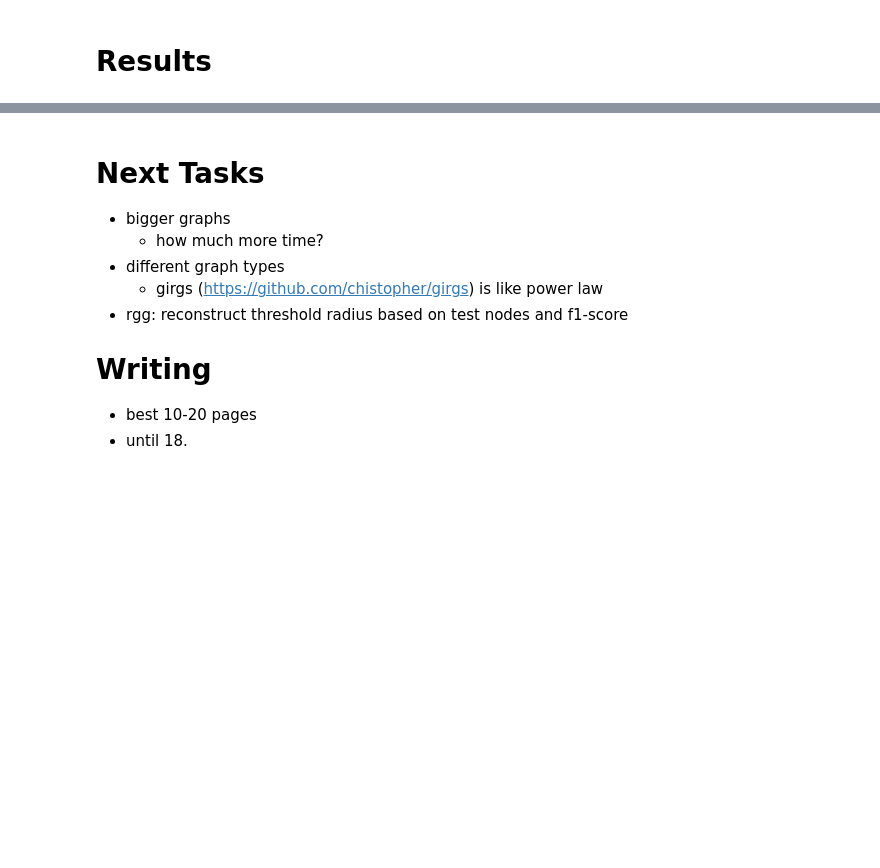
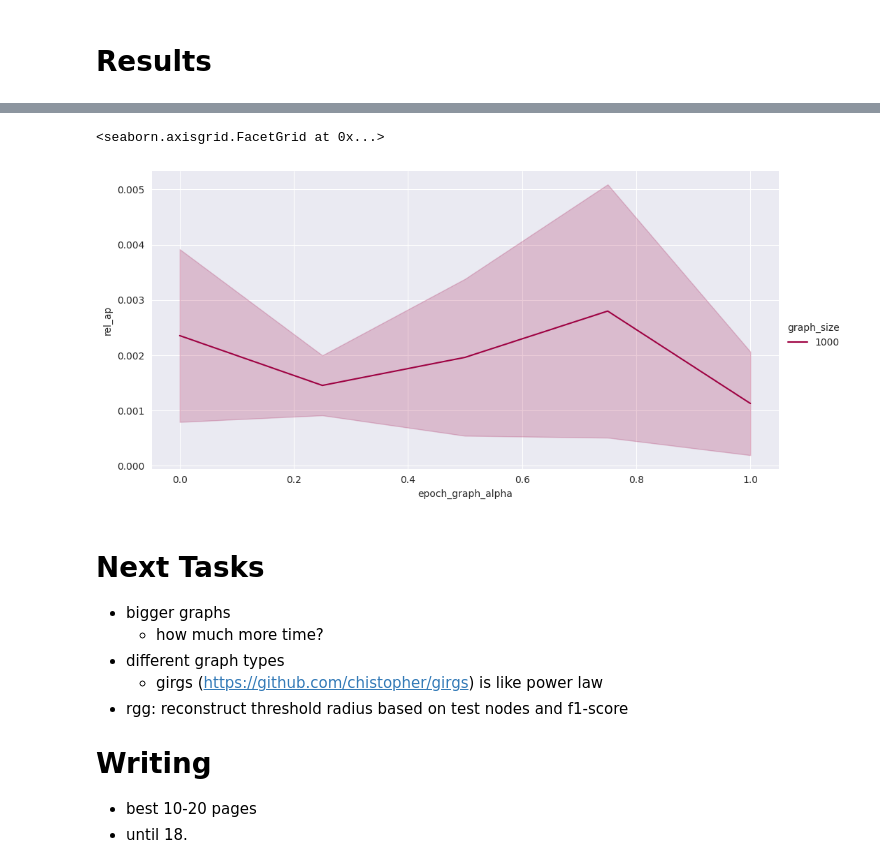
Before and after one commit to HydrofinLoewenherz/embedding-eval-framework, a Jupyter notebook: notebooks/main.ipynb, the cells around one changed output, grey strips where cells are left out. Cells and saved outputs as stored; diff of their text form; code cells hidden in the pictures; blank space fills up the shorter version.

```diff
--- a/notebooks/main.ipynb
+++ b/notebooks/main.ipynb
@@ -22,39 +38,39 @@ print(f"using {device} device")
 # %%
-from src.graph import random_geometric_graph, random_graph
-from dataclasses import asdict
-from src.args import gridsearch_args, Args
-from datetime import datetime
-import time
-import seaborn as sns
-import pandas as pd
-
-from src.evaluator import Evaluator
-
 experiment = dict(
     key=datetime.now().strftime("%d-%m--%H-%M"),
     reps=3,
+    skip_to=27,
     args=gridsearch_args(),
+    # args=[ Args(graph_type="girg") ],
 )
 df_result = pd.DataFrame({})
 
 run_len = len(experiment['args']) * experiment['reps']
 for i, args in enumerate(experiment["args"]):
     # override args for specific test
-    # args.graph_type = "random"
-    # args.early_stopping = False
-    # args.epochs = 150
+    args.graph_type = "girg"
 
+    # skip to beginning of specified repetition block
+    if i < int(experiment['skip_to'] / experiment['reps']):
+        print(f"skipping {i * experiment['reps']} to {(i + 1) * experiment['reps'] - 1}")
+        continue
+
+    # run with repetitions
     for rep in range(experiment["reps"]):
         run_index = i * experiment['reps'] + rep
         print(f"running evaluator {run_index}/{run_len}")
 
         if args.graph_type == "rgg":
-            graph = random_geometric_graph(
+            graph, dim = random_geometric_graph(
                 size=args.graph_size,
-                radius=args.rgg_radius
+                radius=args.rg_radius
             )
         elif args.graph_type == "random":
-            graph = random_graph(
+            graph, dim = random_graph(
+                size=args.graph_size
+            )
+        elif args.graph_type == "girg":
+            graph, dim = girg_graph(
                 size=args.graph_size
             )
         else:
@@ -62,6 +78,7 @@ for i, args in enumerate(experiment["args"]):
 
         evaluator = Evaluator(
             graph=graph,
+            dim=dim,
             args=args,
             writer_log_dir=f"runs/{experiment['key']}/s{args.epoch_graph_size}-a{args.epoch_graph_alpha}-b{args.epoch_graph_boredom_pth}-l{args.layers}xs{args.layer_size}--{rep}",
             device=device
@@ -131,6 +183,21 @@ sns.relplot(
     palette="Spectral",
     aspect=2,
 )
+# %%
+# score per time
+df_result["rel_ap"] = df_result['ap'] / df_result['run_time']
+sns.relplot(
+    data=df_result, kind="line",
+    hue="graph_size",
+    x="epoch_graph_alpha",
+    y="rel_ap",
+    errorbar="sd",
+    palette="Spectral",
+    aspect=2,
+)
+# %% [output]
+<seaborn.axisgrid.FacetGrid at 0x...>
+[figure, added]
 # %% [markdown]
 # Next Tasks
 
```
Also changed, not shown: parts of 11 cells of this notebook, 5 other files.
